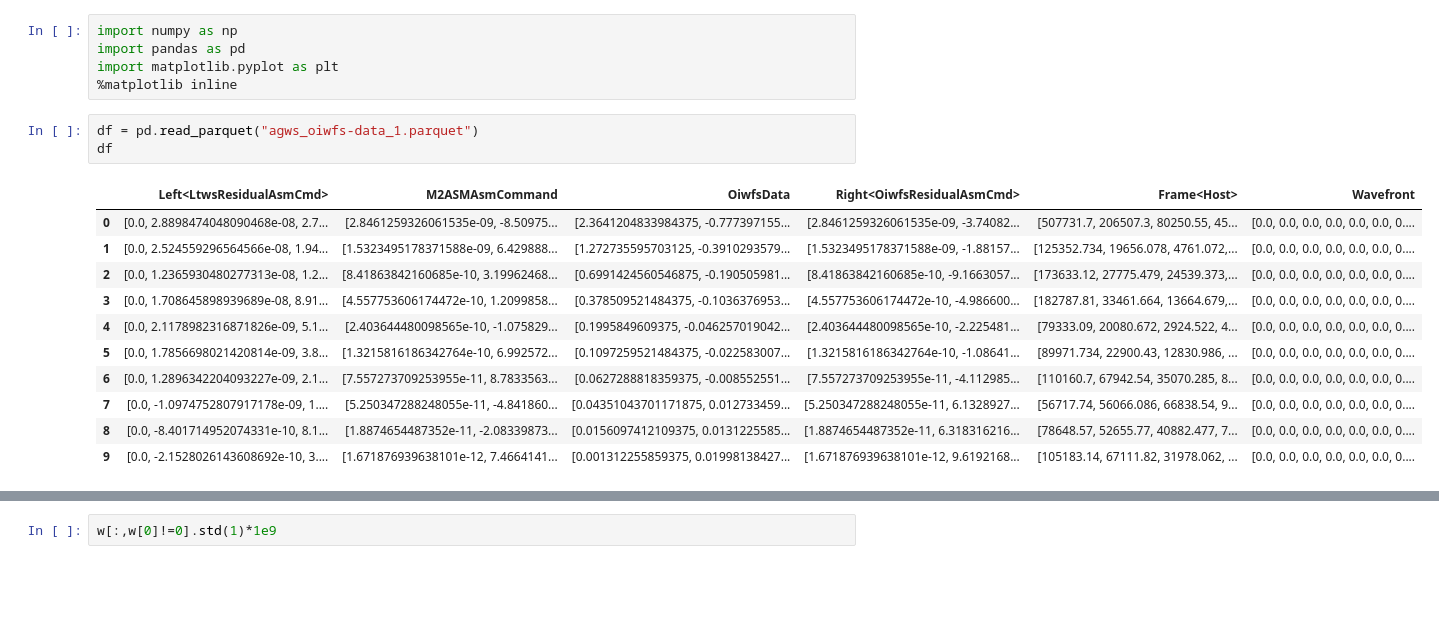
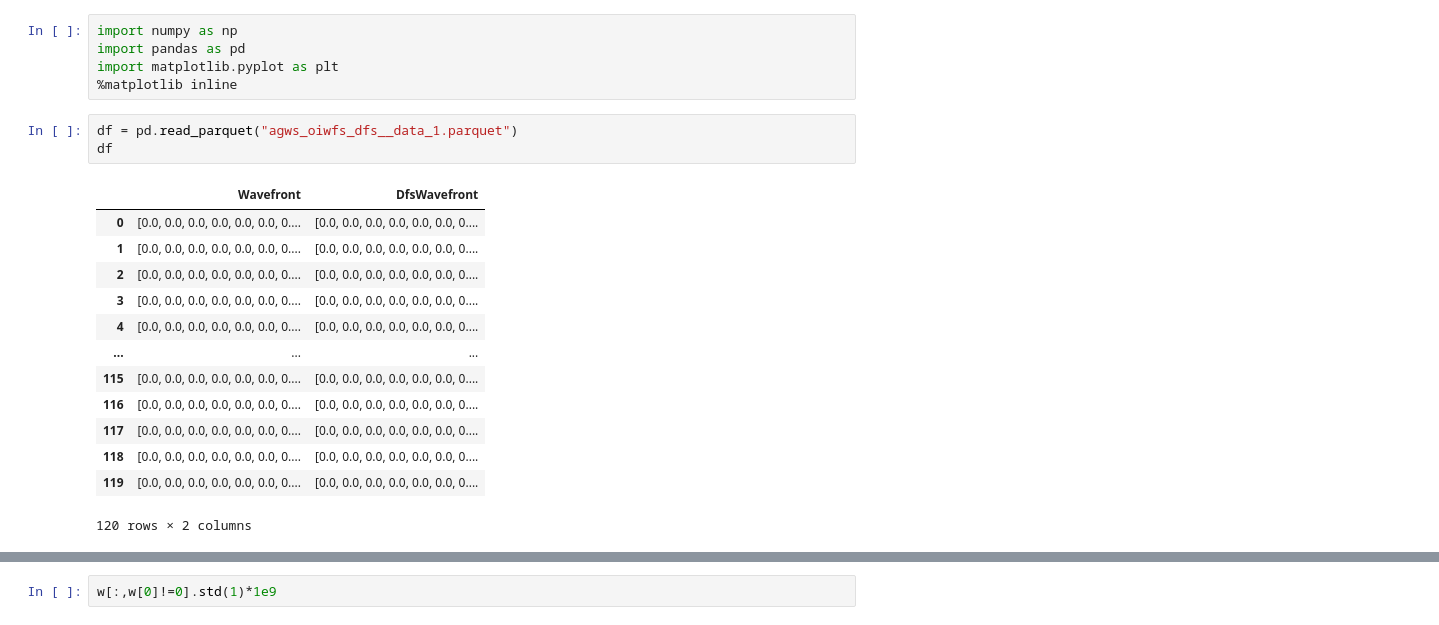
Before and after one commit to GMTO-Integrated-Modeling/grsim, a Jupyter notebook: ltao/src/bin/agws_oiwfs/data.ipynb, the cells around one changed output, grey strips where cells are left out. Drawn from its saved outputs; the diff is of its cells as text; blank space fills up the shorter version.

```diff
--- a/ltao/src/bin/agws_oiwfs/data.ipynb
+++ b/ltao/src/bin/agws_oiwfs/data.ipynb
@@ -4,20 +4,22 @@ import pandas as pd
 import matplotlib.pyplot as plt
 %matplotlib inline
 # %%
-df = pd.read_parquet("agws_oiwfs-data_1.parquet")
+df = pd.read_parquet("agws_oiwfs_dfs__data_1.parquet")
 df
 # %% [output]
-|  | Left<LtwsResidualAsmCmd> | M2ASMAsmCommand | OiwfsData | Right<OiwfsResidualAsmCmd> | Frame<Host> | Wavefront |
-| 0 | [0.0, 2.8898474048090468e-08, 2.7... | [2.8461259326061535e-09, -8.50975... | [2.3641204833984375, -0.777397155... | [2.8461259326061535e-09, -3.74082... | [507731.7, 206507.3, 80250.55, 45... | [0.0, 0.0, 0.0, 0.0, 0.0, 0.0, 0.... |
-| 1 | [0.0, 2.524559296564566e-08, 1.94... | [1.5323495178371588e-09, 6.429888... | [1.272735595703125, -0.3910293579... | [1.5323495178371588e-09, -1.88157... | [125352.734, 19656.078, 4761.072,... | [0.0, 0.0, 0.0, 0.0, 0.0, 0.0, 0.... |
-| 2 | [0.0, 1.2365930480277313e-08, 1.2... | [8.41863842160685e-10, 3.19962468... | [0.6991424560546875, -0.190505981... | [8.41863842160685e-10, -9.1663057... | [173633.12, 27775.479, 24539.373,... | [0.0, 0.0, 0.0, 0.0, 0.0, 0.0, 0.... |
-| 3 | [0.0, 1.708645898939689e-08, 8.91... | [4.557753606174472e-10, 1.2099858... | [0.378509521484375, -0.1036376953... | [4.557753606174472e-10, -4.986600... | [182787.81, 33461.664, 13664.679,... | [0.0, 0.0, 0.0, 0.0, 0.0, 0.0, 0.... |
-| 4 | [0.0, 2.1178982316871826e-09, 5.1... | [2.403644480098565e-10, -1.075829... | [0.1995849609375, -0.046257019042... | [2.403644480098565e-10, -2.225481... | [79333.09, 20080.672, 2924.522, 4... | [0.0, 0.0, 0.0, 0.0, 0.0, 0.0, 0.... |
-| 5 | [0.0, 1.7856698021420814e-09, 3.8... | [1.3215816186342764e-10, 6.992572... | [0.1097259521484375, -0.022583007... | [1.3215816186342764e-10, -1.08641... | [89971.734, 22900.43, 12830.986, ... | [0.0, 0.0, 0.0, 0.0, 0.0, 0.0, 0.... |
-| 6 | [0.0, 1.2896342204093227e-09, 2.1... | [7.557273709253955e-11, 8.7833563... | [0.0627288818359375, -0.008552551... | [7.557273709253955e-11, -4.112985... | [110160.7, 67942.54, 35070.285, 8... | [0.0, 0.0, 0.0, 0.0, 0.0, 0.0, 0.... |
-| 7 | [0.0, -1.0974752807917178e-09, 1.... | [5.250347288248055e-11, -4.841860... | [0.04351043701171875, 0.012733459... | [5.250347288248055e-11, 6.1328927... | [56717.74, 56066.086, 66838.54, 9... | [0.0, 0.0, 0.0, 0.0, 0.0, 0.0, 0.... |
-| 8 | [0.0, -8.401714952074331e-10, 8.1... | [1.8874654487352e-11, -2.08339873... | [0.0156097412109375, 0.0131225585... | [1.8874654487352e-11, 6.318316216... | [78648.57, 52655.77, 40882.477, 7... | [0.0, 0.0, 0.0, 0.0, 0.0, 0.0, 0.... |
-| 9 | [0.0, -2.1528026143608692e-10, 3.... | [1.671876939638101e-12, 7.4664141... | [0.001312255859375, 0.01998138427... | [1.671876939638101e-12, 9.6192168... | [105183.14, 67111.82, 31978.062, ... | [0.0, 0.0, 0.0, 0.0, 0.0, 0.0, 0.... |
+|  | Wavefront | DfsWavefront |
+| 0 | [0.0, 0.0, 0.0, 0.0, 0.0, 0.0, 0.... | [0.0, 0.0, 0.0, 0.0, 0.0, 0.0, 0.... |
+| 1 | [0.0, 0.0, 0.0, 0.0, 0.0, 0.0, 0.... | [0.0, 0.0, 0.0, 0.0, 0.0, 0.0, 0.... |
+| 2 | [0.0, 0.0, 0.0, 0.0, 0.0, 0.0, 0.... | [0.0, 0.0, 0.0, 0.0, 0.0, 0.0, 0.... |
+| 3 | [0.0, 0.0, 0.0, 0.0, 0.0, 0.0, 0.... | [0.0, 0.0, 0.0, 0.0, 0.0, 0.0, 0.... |
+| 4 | [0.0, 0.0, 0.0, 0.0, 0.0, 0.0, 0.... | [0.0, 0.0, 0.0, 0.0, 0.0, 0.0, 0.... |
+| ... | ... | ... |
+| 115 | [0.0, 0.0, 0.0, 0.0, 0.0, 0.0, 0.... | [0.0, 0.0, 0.0, 0.0, 0.0, 0.0, 0.... |
+| 116 | [0.0, 0.0, 0.0, 0.0, 0.0, 0.0, 0.... | [0.0, 0.0, 0.0, 0.0, 0.0, 0.0, 0.... |
+| 117 | [0.0, 0.0, 0.0, 0.0, 0.0, 0.0, 0.... | [0.0, 0.0, 0.0, 0.0, 0.0, 0.0, 0.... |
+| 118 | [0.0, 0.0, 0.0, 0.0, 0.0, 0.0, 0.... | [0.0, 0.0, 0.0, 0.0, 0.0, 0.0, 0.... |
+| 119 | [0.0, 0.0, 0.0, 0.0, 0.0, 0.0, 0.... | [0.0, 0.0, 0.0, 0.0, 0.0, 0.0, 0.... |
+120 rows × 2 columns
 # %%
 w = np.vstack(df["Wavefront"])
 w.shape
```
Also changed, not shown: parts of 10 cells of this notebook, 6 other files.
